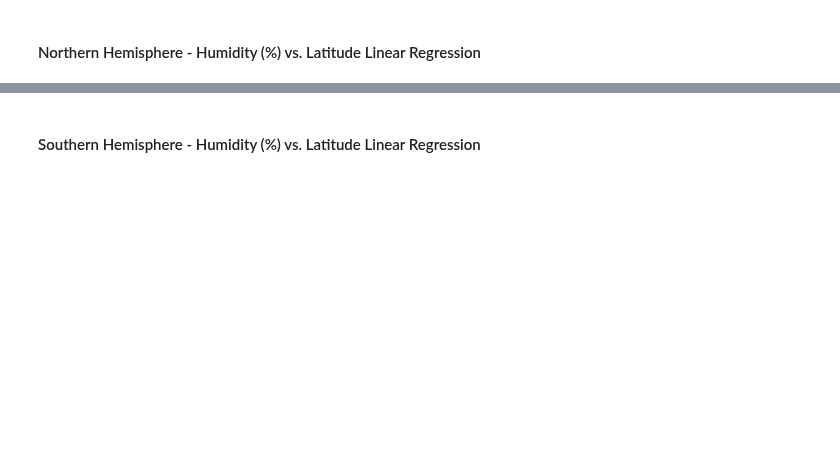
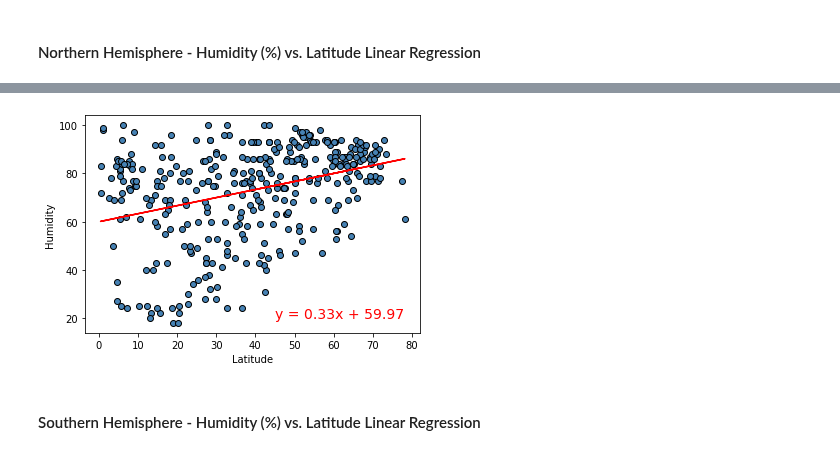
Before and after one commit to mcastl/Python-API-Challenge, a Jupyter notebook: WeathrPy/WeatherPy.ipynb, the cells around one changed output, grey strips where cells are left out. Cells and saved outputs as stored; diff of their text form; code cells hidden in the pictures; blank space fills up the shorter version.

```diff
--- a/WeathrPy/WeatherPy.ipynb
+++ b/WeathrPy/WeatherPy.ipynb
@@ -268,2 +293,23 @@ The r-value is: 0.000543987878808455
+# %%
+#Plot linear regression for Northern Hemisphere
+# Calculate the correlation coefficient
+corr_coef = np.corrcoef(nh["Lat"], nh["Humidity"])
+
+#Calculate linear regression model
+(slope, intercept, rvalue, pvalue, stderr) = linregress(nh["Lat"], nh["Humidity"])
+Lin_reg = (nh["Lat"]) * slope + intercept
+
+#plot scatter
+plt.scatter(nh["Lat"], nh["Humidity"], color= 'steelblue', edgecolors= 'black')
+plt.plot((nh["Lat"]), Lin_reg, "r-")
+plt.xlabel("Latitude")
+plt.ylabel("Humidity")
+
+#Show regression equation
+reg_eq= "y = " + str(round(slope,2)) + "x + " + str(round(intercept,2))
+plt.annotate(reg_eq, xy=(45,20), color="r", size=14)
+plt.show()
+# %% [output]
+[figure, added]
 # %% [markdown]
 ####  Southern Hemisphere - Humidity (%) vs. Latitude Linear Regression
```
Also changed, not shown: parts of 8 cells of this notebook.
